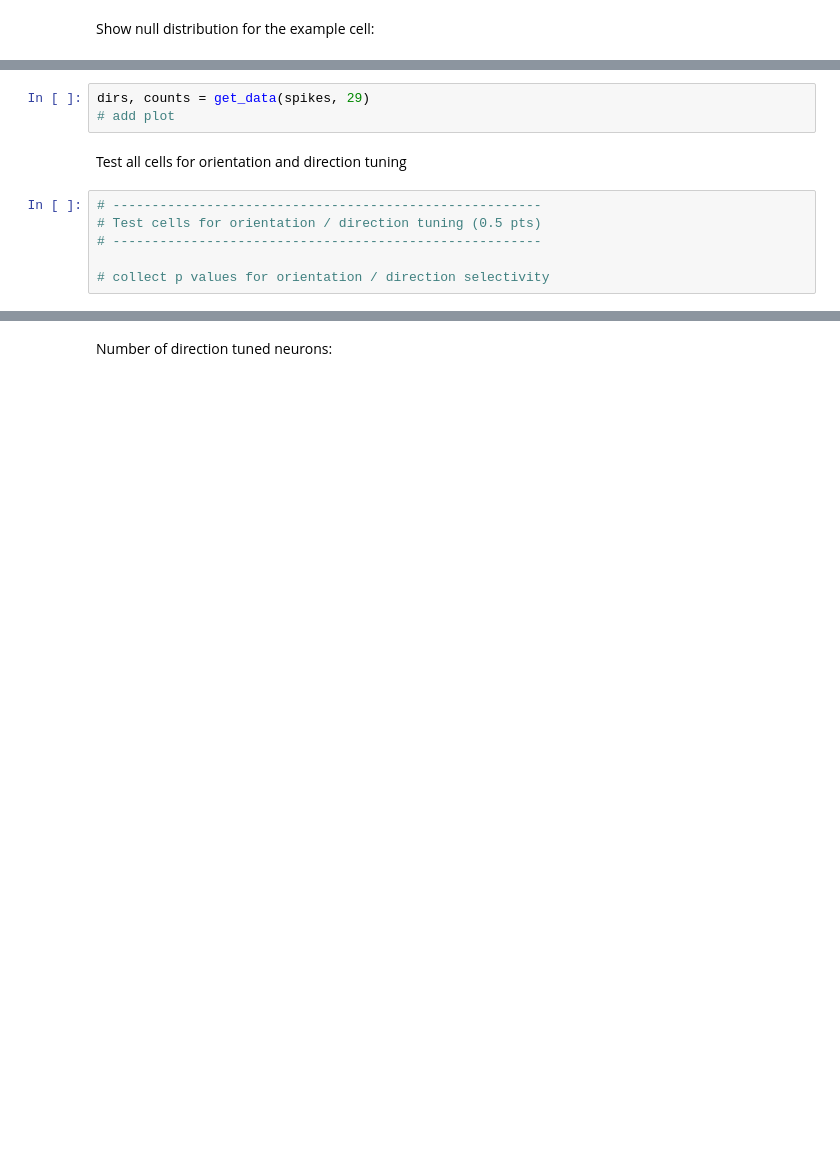
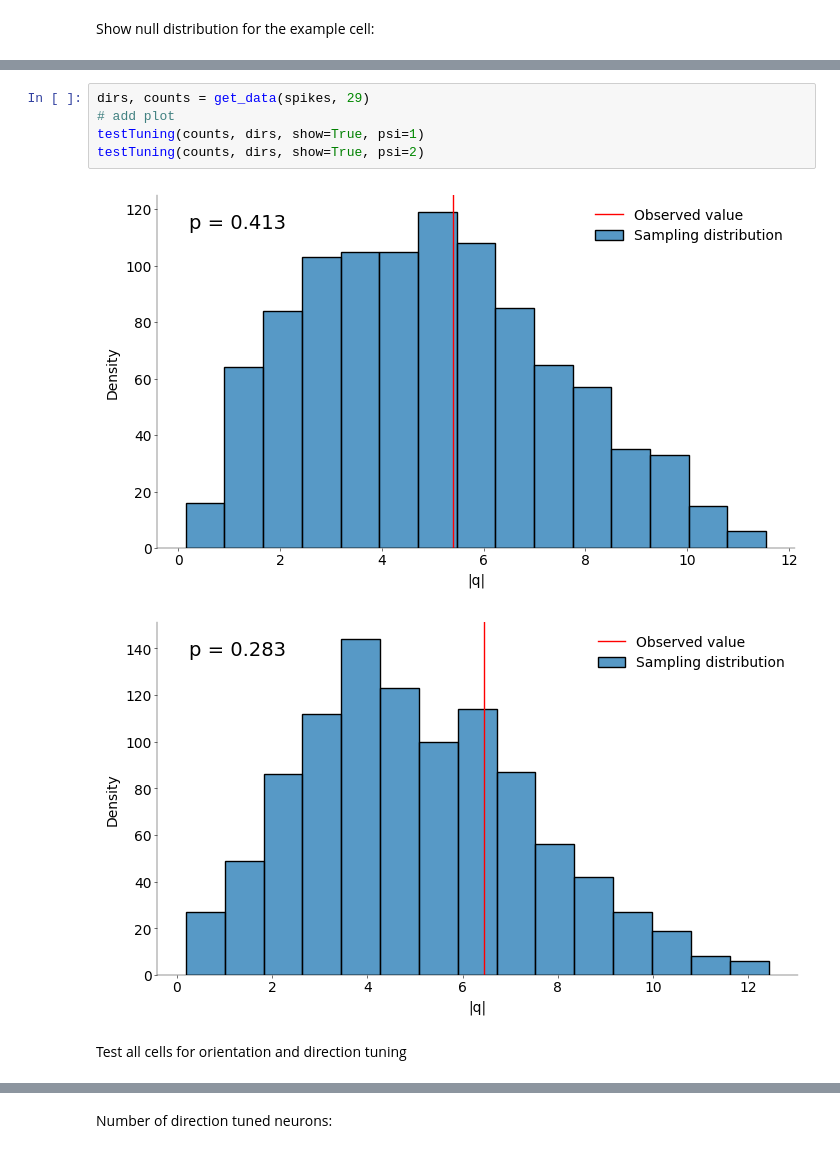
Before and after one commit to madhavi2104/Neural_Data_Science, a Jupyter notebook: CodingLab4.ipynb, the cells around one changed output, grey strips where cells are left out. Drawn from its saved outputs; the diff is of its cells as text; blank space fills up the shorter version.

```diff
--- a/CodingLab4.ipynb
+++ b/CodingLab4.ipynb
@@ -631,11 +638,10 @@ dirs, counts = get_data(spikes, 28)
 # %%
 dirs, counts = get_data(spikes, 29)
 # add plot
+testTuning(counts, dirs, show=True, psi=1)
+testTuning(counts, dirs, show=True, psi=2)
+# %% [output]
+[figure, added]
+[figure, added]
 # %% [markdown]
 Test all cells for orientation and direction tuning
-# %%
-# -------------------------------------------------------
-# Test cells for orientation / direction tuning (0.5 pts)
-# -------------------------------------------------------
-
-# collect p values for orientation / direction selectivity
```
Also changed, not shown: parts of 13 cells of this notebook.
